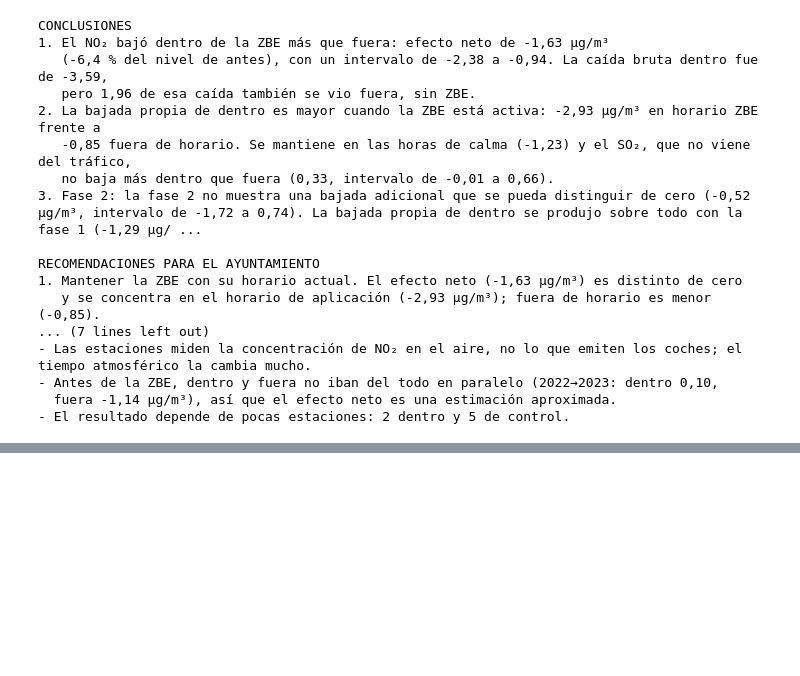
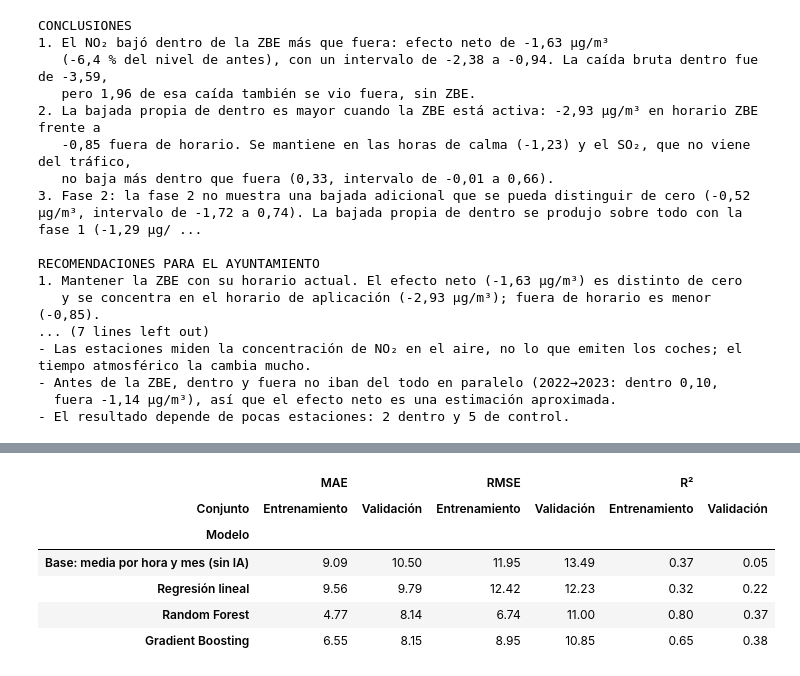
Before and after one commit to ai-somorrostro/haizelab, a Jupyter notebook: notebooks/zbe_bilbao.ipynb, the cells around one changed output, grey strips where cells are left out. Saved outputs shown, nothing was run; the diff lists cells and outputs as text; code cells hidden in the pictures; blank space fills up the shorter version.

```diff
--- a/notebooks/zbe_bilbao.ipynb
+++ b/notebooks/zbe_bilbao.ipynb
@@ -885,0 +909,70 @@ Observado − predicho después de la ZBE (dentro): -2,77 µg/m³. Provisional:
+# %%
+def nuevo_modelo(nombre):
+    """Técnica de IA con la estación pasada a columnas 0/1 y el resto de variables tal cual."""
+    tecnica = {
+        "Regresión lineal": LinearRegression(),
+        "Random Forest": RandomForestRegressor(n_estimators=100, min_samples_leaf=10, n_jobs=-1, random_state=SEED),
+        "Gradient Boosting": HistGradientBoostingRegressor(max_iter=150, max_depth=7, random_state=SEED),
+    }[nombre]
+    return make_pipeline(make_column_transformer((OneHotEncoder(), ["estacion"]), remainder="passthrough"), tecnica)
+
+
+class MediaHoraMes:
+    """Modelo base sin IA: NO2 medio de cada estación a cada hora en cada mes del entrenamiento."""
+    claves = ["estacion", "hora", "mes"]
+
+    def fit(self, X, y):
+        self.medias = y.groupby([X[c] for c in self.claves]).mean()
+        return self
+
+    def predict(self, X):
+        return self.medias.reindex(pd.MultiIndex.from_frame(X[self.claves])).to_numpy()
+
+
+def metricas(y, pred):
+    return {"MAE": mean_absolute_error(y, pred), "RMSE": np.sqrt(mean_squared_error(y, pred)), "R²": r2_score(y, pred)}
+
+
+BASE = "Base: media por hora y mes (sin IA)"
+MODELOS_IA = ["Regresión lineal", "Random Forest", "Gradient Boosting"]
+modelos, filas = {}, []
+for nombre in [BASE] + MODELOS_IA:
+    modelo = MediaHoraMes() if nombre == BASE else nuevo_modelo(nombre)
+    modelos[nombre] = modelo.fit(entreno[variables_ml], entreno["no2"])
+    for conjunto, d in [("Entrenamiento", entreno), ("Validación", valida)]:
+        filas.append({"Modelo": nombre, "Conjunto": conjunto, **metricas(d["no2"], modelo.predict(d[variables_ml]))})
+
+tabla_modelos = pd.DataFrame(filas).pivot(index="Modelo", columns="Conjunto").loc[[BASE] + MODELOS_IA]
+display(tabla_modelos.round(2))
+
+mae_val = tabla_modelos[("MAE", "Validación")]
+mae_ent = tabla_modelos[("MAE", "Entrenamiento")]
+mejor = mae_val[MODELOS_IA].idxmin()
+peor = mae_val[MODELOS_IA].idxmax()
+mejora_base_pct = (mae_val[BASE] - mae_val[mejor]) / mae_val[BASE] * 100
+hueco = mae_val - mae_ent  # error en validación − error en entrenamiento
+mas_hueco = hueco[MODELOS_IA].idxmax()
+segundo = mae_val[MODELOS_IA].drop(mejor).idxmin()
+r2_mejor = tabla_modelos.loc[mejor, ("R²", "Validación")]
+
+print(f"""Mejor modelo en validación: {mejor}, con un MAE de {es(mae_val[mejor])} µg/m³ (R² {es(tabla_modelos.loc[mejor, ('R²', 'Validación')])}).
+El modelo base se equivoca {es(mae_val[BASE])} µg/m³ y la regresión lineal {es(mae_val['Regresión lineal'])}.
+
+Qué significa: {mejor} se equivoca de media {es(mae_val[mejor])} µg/m³ en una hora que no ha visto, un {es(mejora_base_pct, 1)} % menos
+que la media por hora y mes. {segundo} queda a {es(mae_val[segundo] - mae_val[mejor])} µg/m³; se elige {mejor} por el criterio fijado
+de antemano (menor MAE en validación). Es el modelo que se usa en los apartados siguientes.
+
+El R² de {es(r2_mejor)} quiere decir que el modelo explica un {es(r2_mejor * 100, 0)} % de la variación del NO₂ de una hora a otra. El resto es
+ruido: cambios que no están en las variables, como un atasco, unas obras, un evento o un fallo del sensor.
+
+Sobreajuste: en entrenamiento y validación el MAE es {'; '.join(f'{n} {es(mae_ent[n])} → {es(mae_val[n])}' for n in MODELOS_IA)}.
+El hueco mayor es el de {mas_hueco} ({es(hueco[mas_hueco])} µg/m³): es el modelo que más memoriza. Lo que cuenta para elegir
+es el error en validación, que es el que tendrá con datos nuevos.""")
+# %% [output]
+|  | MAE |  | RMSE |  | R² |  |
+| Conjunto | Entrenamiento | Validación | Entrenamiento | Validación | Entrenamiento | Validación |
+| Modelo |  |  |  |  |  |  |
+| Base: media por hora y mes (sin IA) | 9.09 | 10.50 | 11.95 | 13.49 | 0.37 | 0.05 |
+| Regresión lineal | 9.56 | 9.79 | 12.42 | 12.23 | 0.32 | 0.22 |
+| Random Forest | 4.77 | 8.14 | 6.74 | 11.00 | 0.80 | 0.37 |
+| Gradient Boosting | 6.55 | 8.15 | 8.95 | 10.85 | 0.65 | 0.38 |
```
Also changed, not shown: parts of 17 cells of this notebook, 1 other file.
